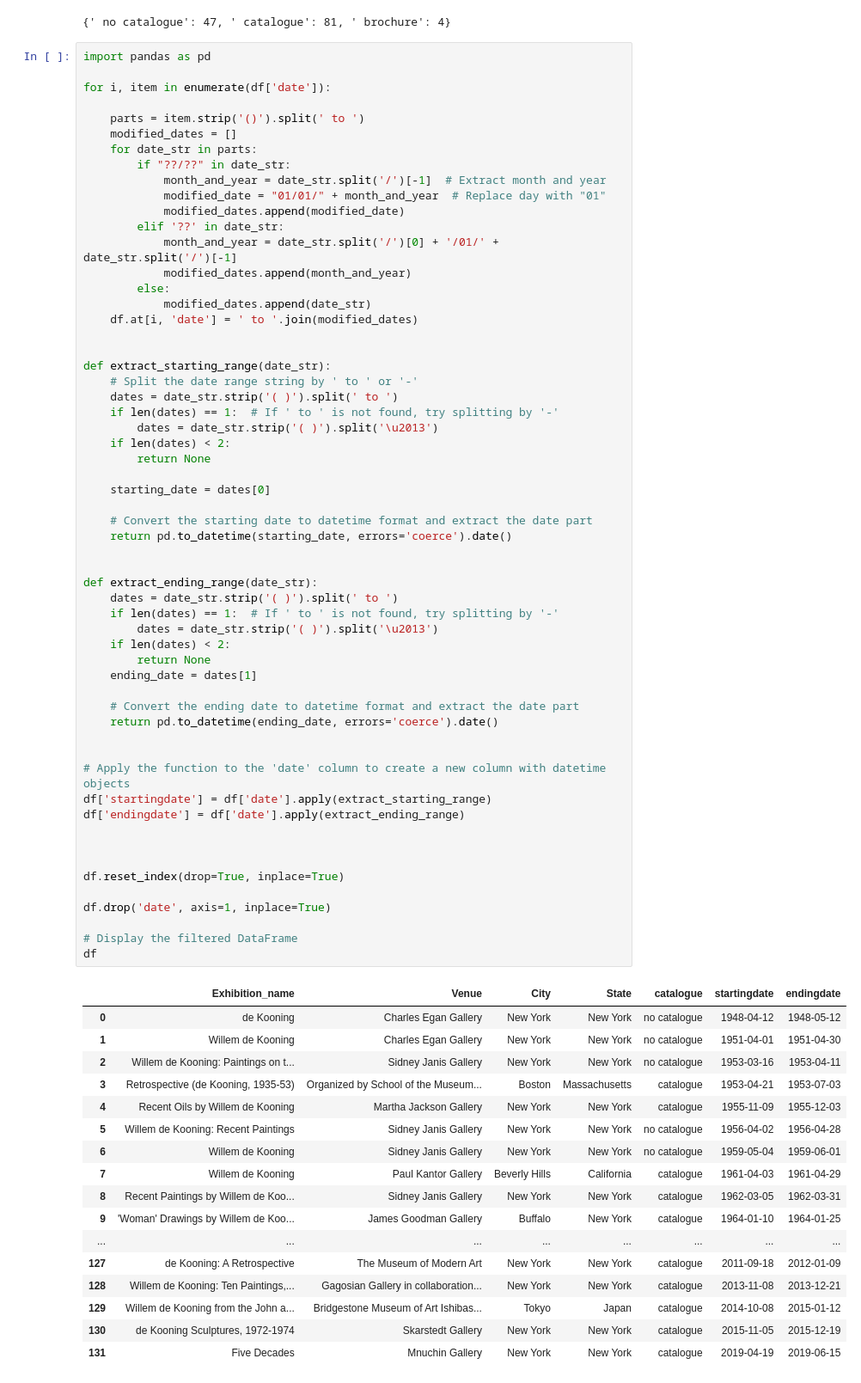
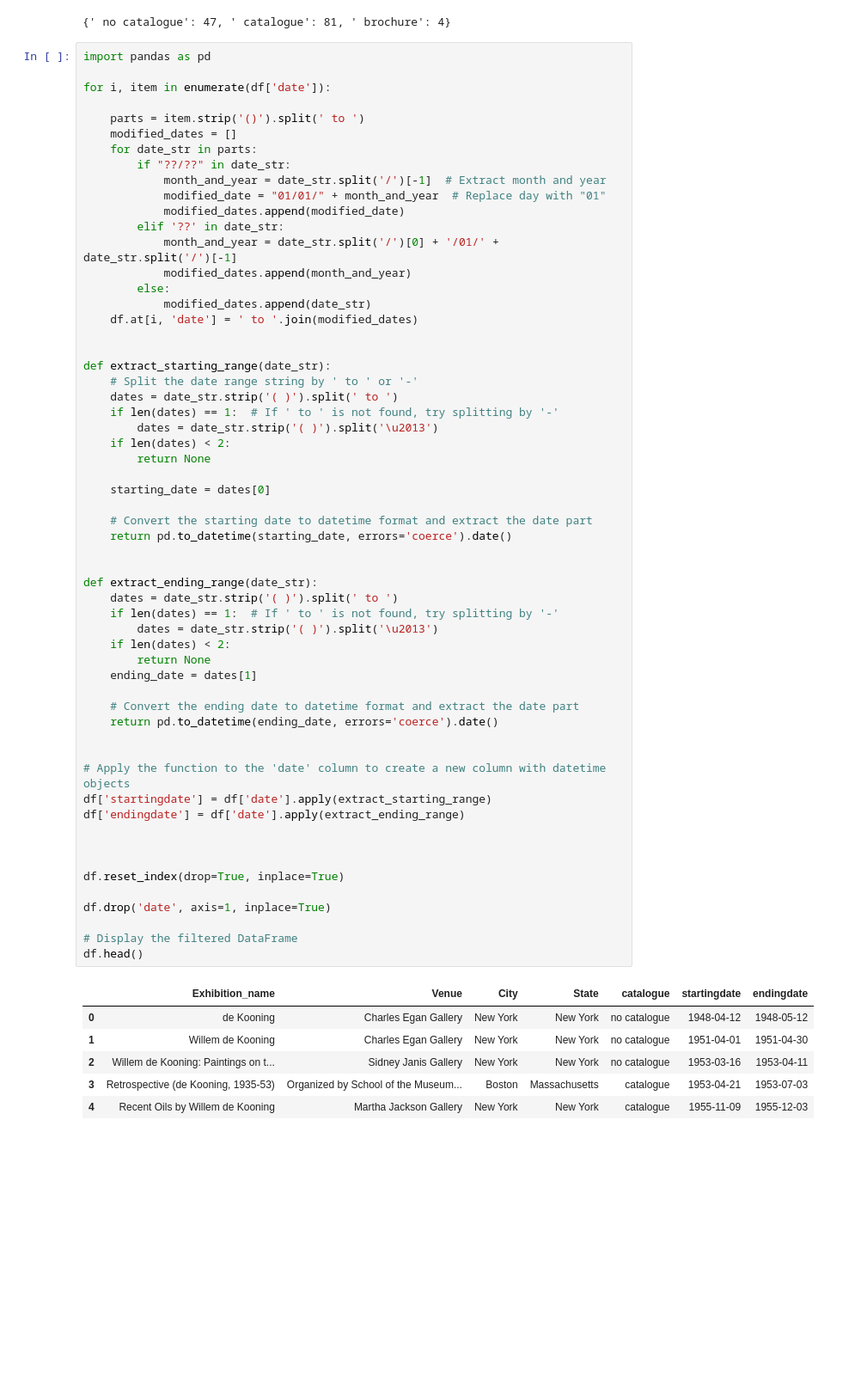
Before and after one commit to giorgiacrosilla/reputationera, a Jupyter notebook: scripts/data_analysis_and_cleaning/deKooning/exhibitions_DK.ipynb, the cells around one changed output. Shown: that part at 86% size. Cells and saved outputs as stored; diff of their text form; blank space fills up the shorter version.

Commit message:
update dataframes

```diff
--- a/scripts/data_analysis_and_cleaning/deKooning/exhibitions_DK.ipynb
+++ b/scripts/data_analysis_and_cleaning/deKooning/exhibitions_DK.ipynb
@@ -235,42 +224,31 @@ def extract_starting_range(date_str):
 def extract_ending_range(date_str):
     dates = date_str.strip('( )').split(' to ')
     if len(dates) == 1:  # If ' to ' is not found, try splitting by '-'
         dates = date_str.strip('( )').split('\u2013')
     if len(dates) < 2:
         return None
     ending_date = dates[1]
 
     # Convert the ending date to datetime format and extract the date part
     return pd.to_datetime(ending_date, errors='coerce').date()
 
 
 # Apply the function to the 'date' column to create a new column with datetime objects
 df['startingdate'] = df['date'].apply(extract_starting_range)
 df['endingdate'] = df['date'].apply(extract_ending_range)
 
 
 
 df.reset_index(drop=True, inplace=True)
 
 df.drop('date', axis=1, inplace=True)
 
 # Display the filtered DataFrame
-df
+df.head()
 # %% [output]
 |  | Exhibition_name | Venue | City | State | catalogue | startingdate | endingdate |
 | 0 | de Kooning | Charles Egan Gallery | New York | New York | no catalogue | 1948-04-12 | 1948-05-12 |
 | 1 | Willem de Kooning | Charles Egan Gallery | New York | New York | no catalogue | 1951-04-01 | 1951-04-30 |
 | 2 | Willem de Kooning: Paintings on t... | Sidney Janis Gallery | New York | New York | no catalogue | 1953-03-16 | 1953-04-11 |
 | 3 | Retrospective (de Kooning, 1935-53) | Organized by School of the Museum... | Boston | Massachusetts | catalogue | 1953-04-21 | 1953-07-03 |
 | 4 | Recent Oils by Willem de Kooning | Martha Jackson Gallery | New York | New York | catalogue | 1955-11-09 | 1955-12-03 |
-| 5 | Willem de Kooning: Recent Paintings | Sidney Janis Gallery | New York | New York | no catalogue | 1956-04-02 | 1956-04-28 |
-| 6 | Willem de Kooning | Sidney Janis Gallery | New York | New York | no catalogue | 1959-05-04 | 1959-06-01 |
-| 7 | Willem de Kooning | Paul Kantor Gallery | Beverly Hills | California | catalogue | 1961-04-03 | 1961-04-29 |
-| 8 | Recent Paintings by Willem de Koo... | Sidney Janis Gallery | New York | New York | catalogue | 1962-03-05 | 1962-03-31 |
-| 9 | 'Woman' Drawings by Willem de Koo... | James Goodman Gallery | Buffalo | New York | catalogue | 1964-01-10 | 1964-01-25 |
-| ... | ... | ... | ... | ... | ... | ... | ... |
-| 127 | de Kooning: A Retrospective | The Museum of Modern Art | New York | New York | catalogue | 2011-09-18 | 2012-01-09 |
-| 128 | Willem de Kooning: Ten Paintings,... | Gagosian Gallery in collaboration... | New York | New York | catalogue | 2013-11-08 | 2013-12-21 |
-| 129 | Willem de Kooning from the John a... | Bridgestone Museum of Art Ishibas... | Tokyo | Japan | catalogue | 2014-10-08 | 2015-01-12 |
-| 130 | de Kooning Sculptures, 1972-1974 | Skarstedt Gallery | New York | New York | catalogue | 2015-11-05 | 2015-12-19 |
-| 131 | Five Decades | Mnuchin Gallery | New York | New York | catalogue | 2019-04-19 | 2019-06-15 |
```
Also changed, not shown: parts of 5 cells of this notebook, 7 other files.
